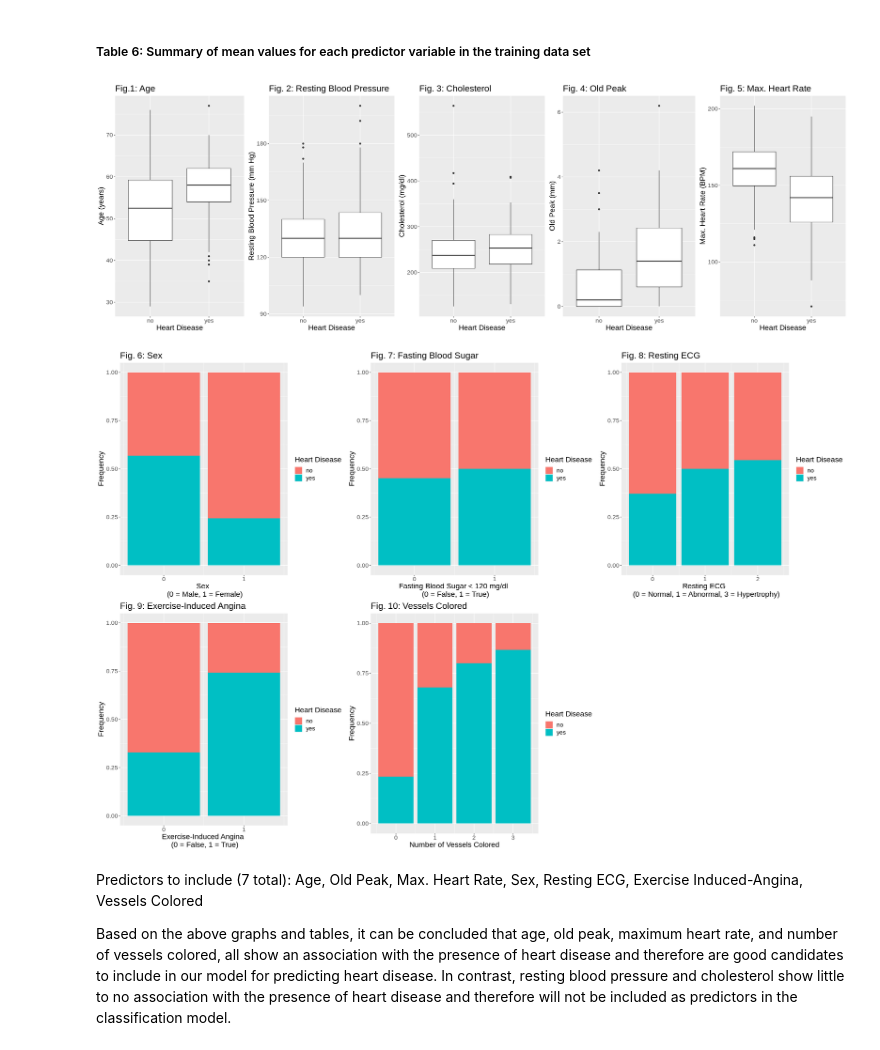
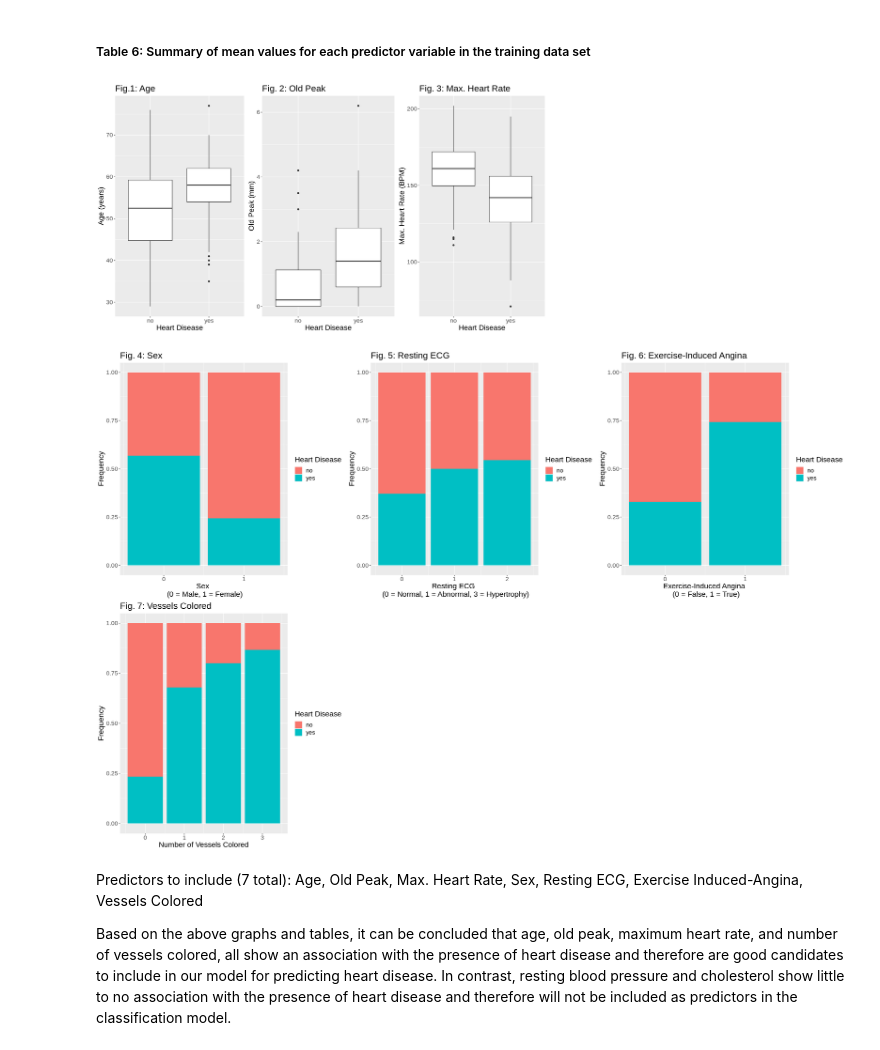
Before and after one commit to akosek4/DSCI-100-Heart-Disease-Project, a Jupyter notebook: Final-Prelim_JMB.ipynb, the cells around one changed output. Drawn from its saved outputs; the diff is of its cells as text; code cells hidden in the pictures.

Commit message:
removed plots not needed

```diff
--- a/Final-Prelim_JMB.ipynb
+++ b/Final-Prelim_JMB.ipynb
@@ -251,28 +251,13 @@ age_plot <- data_training |>
     ggtitle("Fig.1: Age") +
     theme(text = element_text(size = 17))
 
-rbp_plot <- data_training |>
-    ggplot(aes(y = resting_blood_pres, x = presence_of_heart_disease)) +
-    geom_boxplot() +
-    ylab("Resting Blood Pressure (mm Hg)") +
-    xlab("Heart Disease") +
-    ggtitle("Fig. 2: Resting Blood Pressure") +
-    theme(text = element_text(size = 17))
-
-cholesterol_plot <- data_training |>
-    ggplot(aes(y = cholesterol, x = presence_of_heart_disease)) +
-    geom_boxplot() +
-    ylab("Cholesterol (mg/dl)") +
-    xlab("Heart Disease") +
-    ggtitle("Fig. 3: Cholesterol") +
-    theme(text = element_text(size = 17))
 
 oldpeak_plot <- data_training |>
     ggplot(aes(y = oldpeak, x = presence_of_heart_disease)) +
     geom_boxplot() +
     ylab("Old Peak (mm)") +
     xlab("Heart Disease") +
-    ggtitle("Fig. 4: Old Peak") +
+    ggtitle("Fig. 2: Old Peak") +
     theme(text = element_text(size = 17))
 
 mhr_plot <- data_training |>
@@ -280,7 +265,7 @@ mhr_plot <- data_training |>
     geom_boxplot() +
     ylab("Max. Heart Rate (BPM)") +
     xlab("Heart Disease") +
-    ggtitle("Fig. 5: Max. Heart Rate") +
+    ggtitle("Fig. 3: Max. Heart Rate") +
     theme(text = element_text(size = 17))
 
 # generate bar graph visualizations
@@ -290,23 +275,16 @@ sex_plot <- data_training |>
     geom_bar(position = "fill") +
     labs(x = "Sex \n (0 = Male, 1 = Female)", y = "Frequency", fill = "Heart Disease") +
     scale_x_continuous(breaks=seq(0, 1)) +
-    ggtitle("Fig. 6: Sex") +
+    ggtitle("Fig. 4: Sex") +
     theme(text = element_text(size = 17))
 
-fasting_blood_sugar_plot <- data_training |>
-    ggplot(aes(x = fasting_blood_sugar, fill = presence_of_heart_disease)) +
-    geom_bar(position = "fill") +
-    labs(x = "Fasting Blood Sugar < 120 mg/dl \n (0 = False, 1 = True)", y = "Frequency", fill = "Heart Disease") +
-    scale_x_continuous(breaks=seq(0, 1)) +
-    ggtitle("Fig. 7: Fasting Blood Sugar") +
-    theme(text = element_text(size = 17))
 
 resting_ecg_plot <- data_training |>
     ggplot(aes(x = resting_ecg, fill = presence_of_heart_disease)) +
     geom_bar(position = "fill") +
     labs(x = "Resting ECG \n (0 = Normal, 1 = Abnormal, 3 = Hypertrophy)", y = "Frequency", fill = "Heart Disease") +
     scale_x_continuous(breaks=seq(0, 2, 1)) +
-    ggtitle("Fig. 8: Resting ECG") +
+    ggtitle("Fig. 5: Resting ECG") +
     theme(text = element_text(size = 17))
 
 exercise_induced_angina_plot <- data_training |>
@@ -314,28 +292,28 @@ exercise_induced_angina_plot <- data_training |>
     geom_bar(position = "fill") +
     labs(x = "Exercise-Induced Angina \n (0 = False, 1 = True)", y = "Frequency", fill = "Heart Disease") +
     scale_x_continuous(breaks=seq(0, 1)) +
-    ggtitle("Fig. 9: Exercise-Induced Angina") +
+    ggtitle("Fig. 6: Exercise-Induced Angina") +
     theme(text = element_text(size = 17))
 
 data_vessels_plot <- data_training |>
     ggplot(aes(x = number_of_vessels_colored, fill = presence_of_heart_disease)) +
     geom_bar(position = "fill") +
-    labs(x = "Number of Vessels Colored", y = "Frequency", fill = "Heart Disease", title = "Fig. 10: Vessels Colored") +
+    labs(x = "Number of Vessels Colored", y = "Frequency", fill = "Heart Disease", title = "Fig. 7: Vessels Colored") +
     scale_x_continuous(breaks=seq(0, 3, 1)) +
     theme(text = element_text(size = 17))
 # %%
 options(repr.plot.width = 24, repr.plot.height = 8)
 
-plot_grid_1 <- plot_grid(age_plot, rbp_plot, cholesterol_plot, oldpeak_plot, mhr_plot, ncol = 5)
+plot_grid_1 <- plot_grid(age_plot, oldpeak_plot, mhr_plot, ncol = 5)
 plot_grid_1
 
 options(repr.plot.width = 24, repr.plot.height = 16)
-plot_grid_2 <- plot_grid(sex_plot, fasting_blood_sugar_plot, resting_ecg_plot,
+plot_grid_2 <- plot_grid(sex_plot, resting_ecg_plot,
                          exercise_induced_angina_plot, data_vessels_plot, ncol = 3, nrow = 2)
 plot_grid_2
 # %% [output]
-[figure, old version]
+[figure, new version]
-[figure, old version]
+[figure, new version]
 # %% [markdown]
 Predictors to include (7 total): Age, Old Peak, Max. Heart Rate, Sex, Resting ECG, Exercise Induced-Angina, Vessels Colored
 
```
Also changed, not shown: parts of 1 cell of this notebook.
